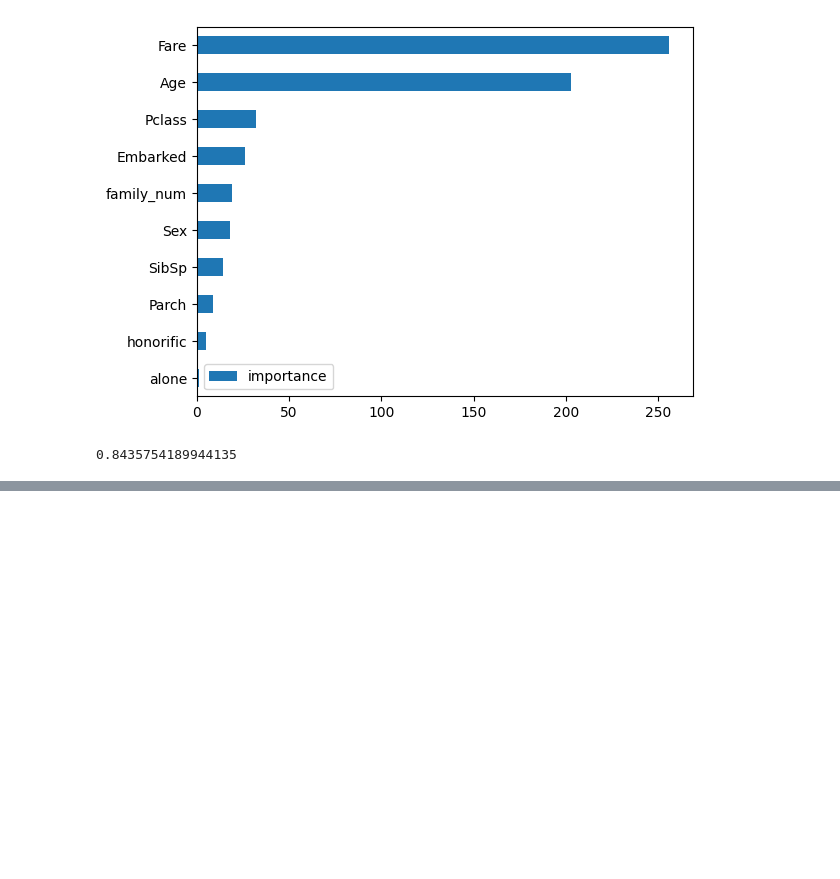
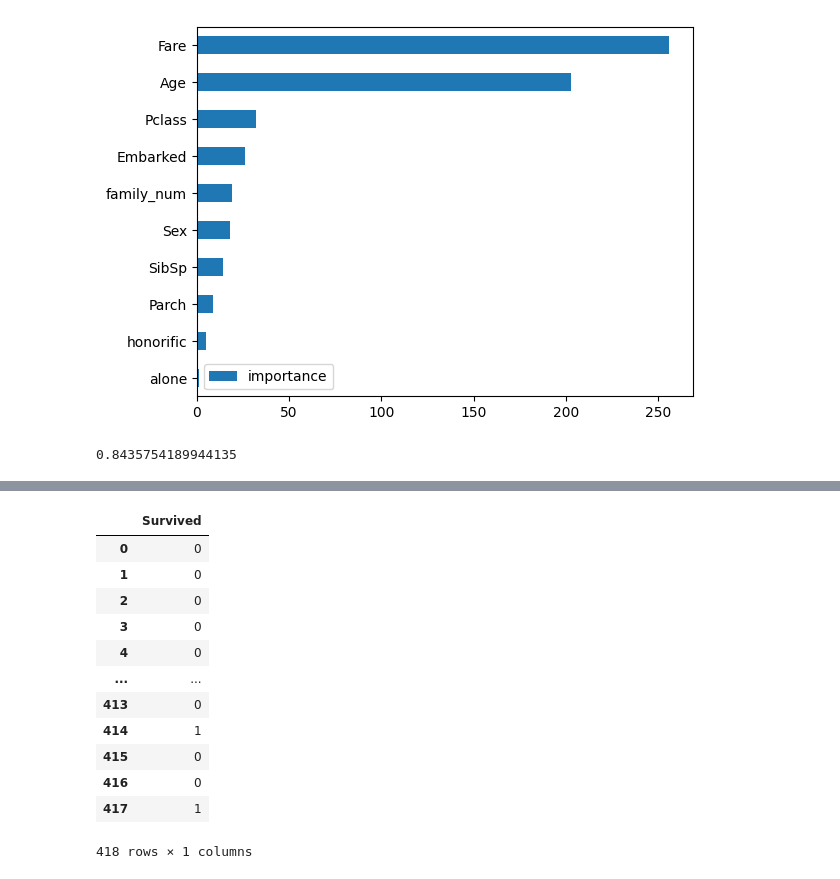
Before and after one commit to wontwopunch/colab, a Jupyter notebook: titanic.ipynb, the cells around one changed output, grey strips where cells are left out. Drawn from its saved outputs; the diff is of its cells as text; code cells hidden in the pictures; blank space fills up the shorter version.

```diff
--- a/titanic.ipynb
+++ b/titanic.ipynb
@@ -653,0 +726,32 @@ lgbm_params = {
+# %%
+# 테스트 데이터의 예측 결과 산출하기
+preds = []
+
+for model in models:
+  pred = model.predict(test_X)
+  preds.append(pred)
+# %%
+# 예측 결과의 평균 구하기
+preds_array = np.array(preds)
+preds_mean = np.mean(preds_array, axis=0)
+# %%
+preds_int = (preds_mean > 0.5).astype(int)
+# %%
+submission = pd.DataFrame()
+submission["Survived"] = preds_int
+# %%
+submission
+# %% [output]
+|  | Survived |
+| 0 | 0 |
+| 1 | 0 |
+| 2 | 0 |
+| 3 | 0 |
+| 4 | 0 |
+| ... | ... |
+| 413 | 0 |
+| 414 | 1 |
+| 415 | 0 |
+| 416 | 0 |
+| 417 | 1 |
+418 rows × 1 columns
```
Also changed, not shown: parts of 8 cells of this notebook.
